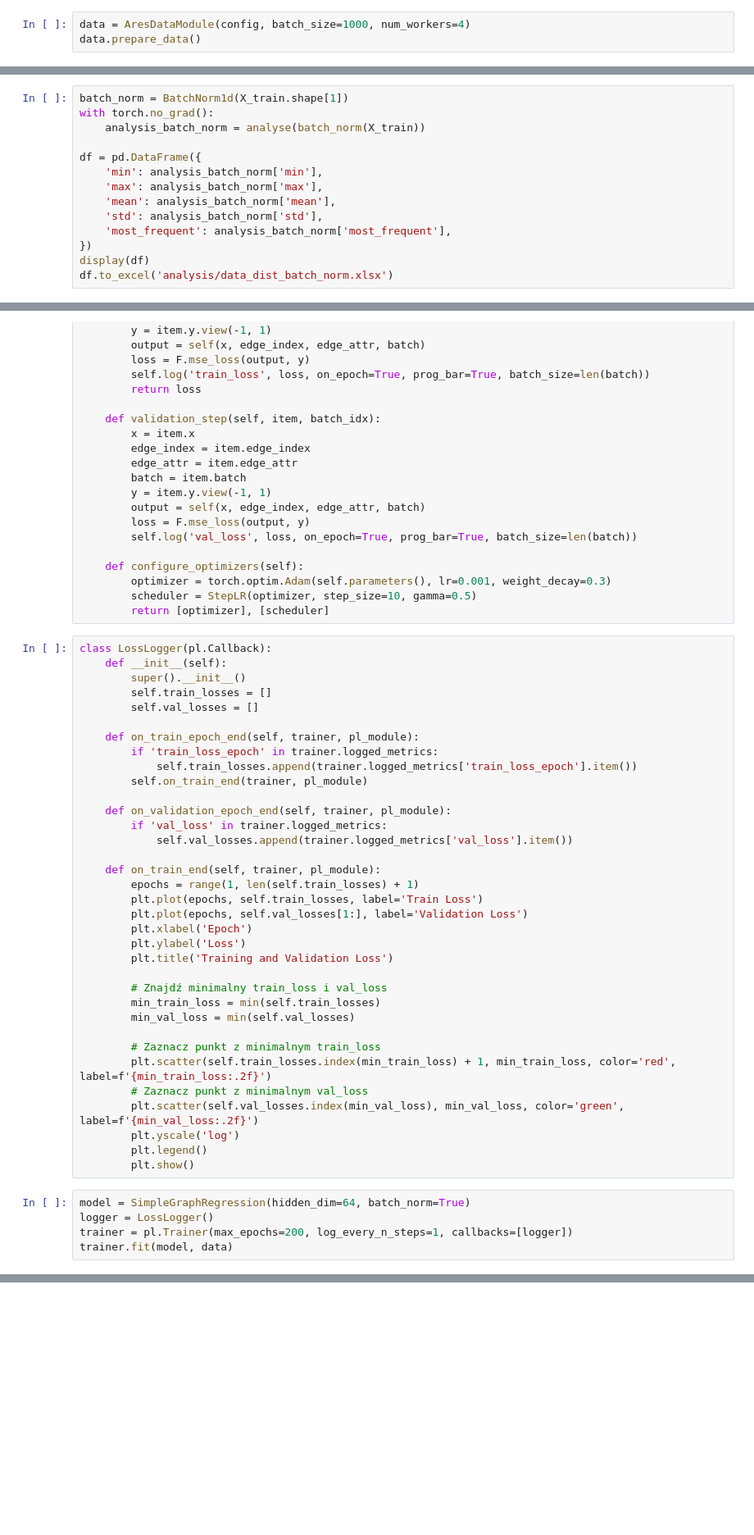
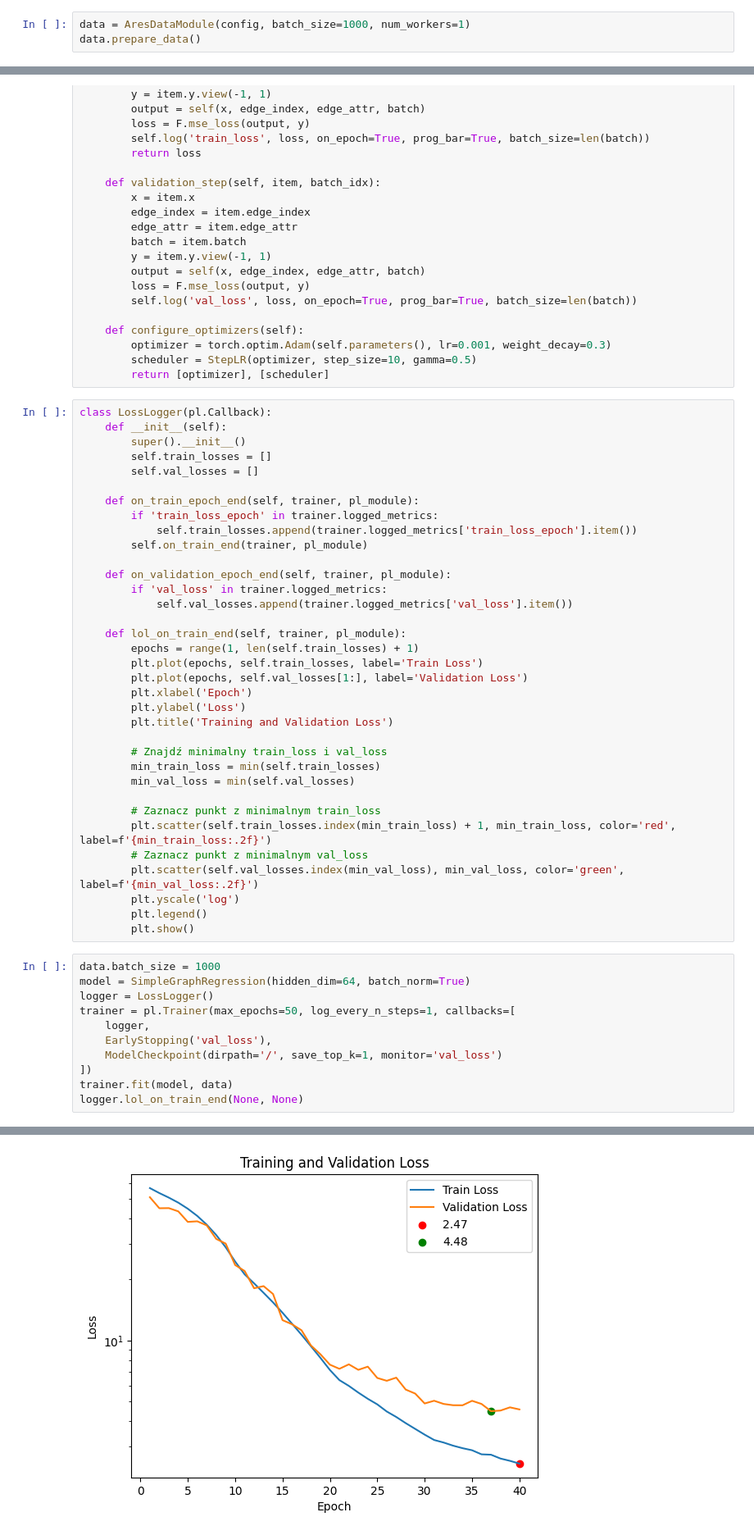
Before and after one commit to maciejbilinski/rnaquanet, a Jupyter notebook: src/experiment.ipynb, the cells around one changed output, grey strips where cells are left out. Shown: that part at 82% size. Saved outputs shown, nothing was run; the diff lists cells and outputs as text; blank space fills up the shorter version.

```diff
--- a/src/experiment.ipynb
+++ b/src/experiment.ipynb
@@ -43,5 +44,5 @@ torch.set_float32_matmul_precision('high')
 # %% [markdown]
 # Dane
 # %%
-data = AresDataModule(config, batch_size=1000, num_workers=4)
+data = AresDataModule(config, batch_size=1000, num_workers=1)
 data.prepare_data()
@@ -95,17 +49,3 @@ df.to_excel('analysis/data_distribution.xlsx')
-# %%
-batch_norm = BatchNorm1d(X_train.shape[1])
-with torch.no_grad():
-    analysis_batch_norm = analyse(batch_norm(X_train))
-
-df = pd.DataFrame({
-    'min': analysis_batch_norm['min'],
-    'max': analysis_batch_norm['max'],
-    'mean': analysis_batch_norm['mean'],
-    'std': analysis_batch_norm['std'],
-    'most_frequent': analysis_batch_norm['most_frequent'],
-})
-display(df)
-df.to_excel('analysis/data_dist_batch_norm.xlsx')
 # %% [markdown]
 # Sieć neuronowa
 # %%
@@ -183,7 +123,7 @@ class LossLogger(pl.Callback):
         if 'val_loss' in trainer.logged_metrics:
             self.val_losses.append(trainer.logged_metrics['val_loss'].item())
 
-    def on_train_end(self, trainer, pl_module):
+    def lol_on_train_end(self, trainer, pl_module):
         epochs = range(1, len(self.train_losses) + 1)
         plt.plot(epochs, self.train_losses, label='Train Loss')
         plt.plot(epochs, self.val_losses[1:], label='Validation Loss')
@@ -203,25 +143,32 @@ class LossLogger(pl.Callback):
         plt.legend()
         plt.show()
 # %%
+data.batch_size = 1000
 model = SimpleGraphRegression(hidden_dim=64, batch_norm=True)
 logger = LossLogger()
-trainer = pl.Trainer(max_epochs=200, log_every_n_steps=1, callbacks=[logger])
+trainer = pl.Trainer(max_epochs=50, log_every_n_steps=1, callbacks=[
+    logger,
+    EarlyStopping('val_loss'),
+    ModelCheckpoint(dirpath='/', save_top_k=1, monitor='val_loss')
+])
 trainer.fit(model, data)
+logger.lol_on_train_end(None, None)
 # %% [output]
 GPU available: True (cuda), used: True
 TPU available: False, using: 0 TPU cores
 IPU available: False, using: 0 IPUs
 HPU available: False, using: 0 HPUs
 LOCAL_RANK: 0 - CUDA_VISIBLE_DEVICES: [0]
 
   | Name        | Type        | Params
 --------------------------------------------
 0 | batch_norm1 | BatchNorm1d | 192
 1 | conv1       | GATConv     | 6.3 K
 2 | batch_norm2 | BatchNorm1d | 128
 3 | conv2       | GCNConv     | 6.2 K
 ... (5 lines left out)
 26.1 K    Trainable params
 0         Non-trainable params
 26.1 K    Total params
 0.105     Total estimated model params size (MB)
+[figure, added]
```
Also changed, not shown: parts of 8 cells of this notebook, 6 other files.
